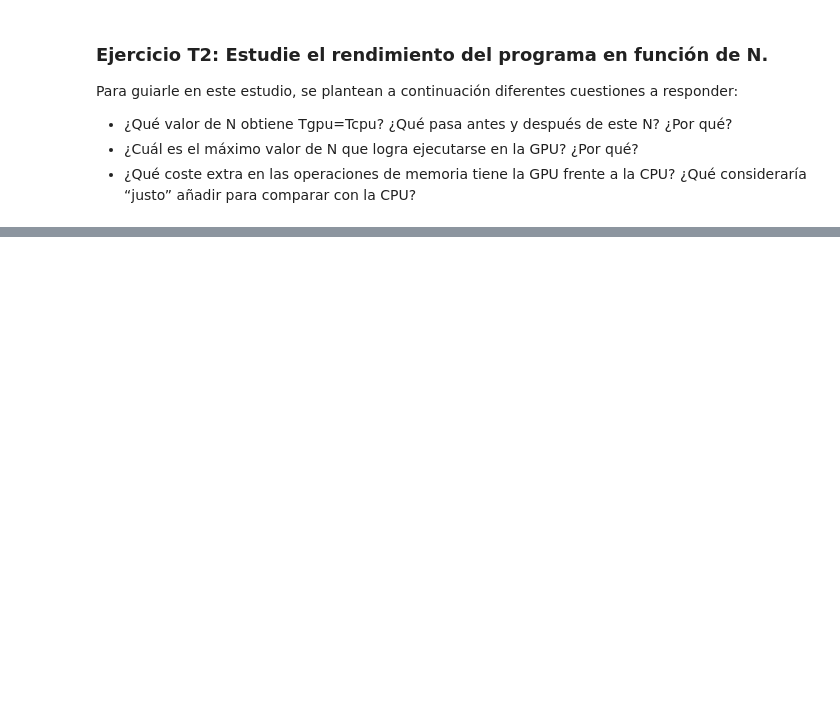
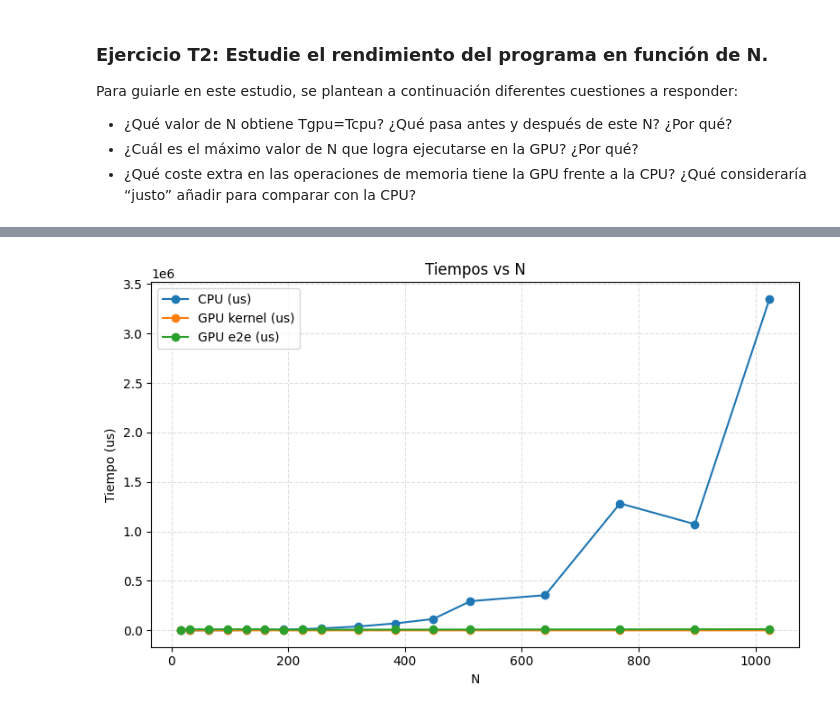
Before and after one commit to kunn04/CAP_LAB, a Jupyter notebook: practica2/materialP2/MatMult_GPU2024.ipynb, the cells around one changed output, grey strips where cells are left out. Cells and saved outputs as stored; diff of their text form; code cells hidden in the pictures; blank space fills up the shorter version.

```diff
--- a/practica2/materialP2/MatMult_GPU2024.ipynb
+++ b/practica2/materialP2/MatMult_GPU2024.ipynb
@@ -481,0 +886,29 @@ Error = 0.000598
+# %%
+# Tiempos vs N (CPU, GPU kernel, GPU e2e)
+import json, os
+import matplotlib.pyplot as plt
+
+if not os.path.exists('MatMultF_results.json'):
+    raise SystemExit("No se encuentra MatMultF_results.json. Ejecuta antes la celda de barrido de N.")
+
+with open('MatMultF_results.json') as f:
+    results = json.load(f)
+
+Ns = [r['N'] for r in results]
+T_cpu = [r['cpu_us'] for r in results]
+T_gpu_kernel = [r['gpu_kernel_us'] for r in results]
+T_gpu_e2e = [r['gpu_e2e_us'] for r in results]
+
+plt.figure(figsize=(8,5))
+plt.plot(Ns, T_cpu, label='CPU (us)', marker='o')
+plt.plot(Ns, T_gpu_kernel, label='GPU kernel (us)', marker='o')
+plt.plot(Ns, T_gpu_e2e, label='GPU e2e (us)', marker='o')
+plt.xlabel('N')
+plt.ylabel('Tiempo (us)')
+plt.title('Tiempos vs N')
+plt.grid(True, linestyle='--', alpha=0.4)
+plt.legend()
+plt.tight_layout()
+plt.show()
+# %% [output]
+[figure, added]
```
Also changed, not shown: parts of 34 cells of this notebook.
